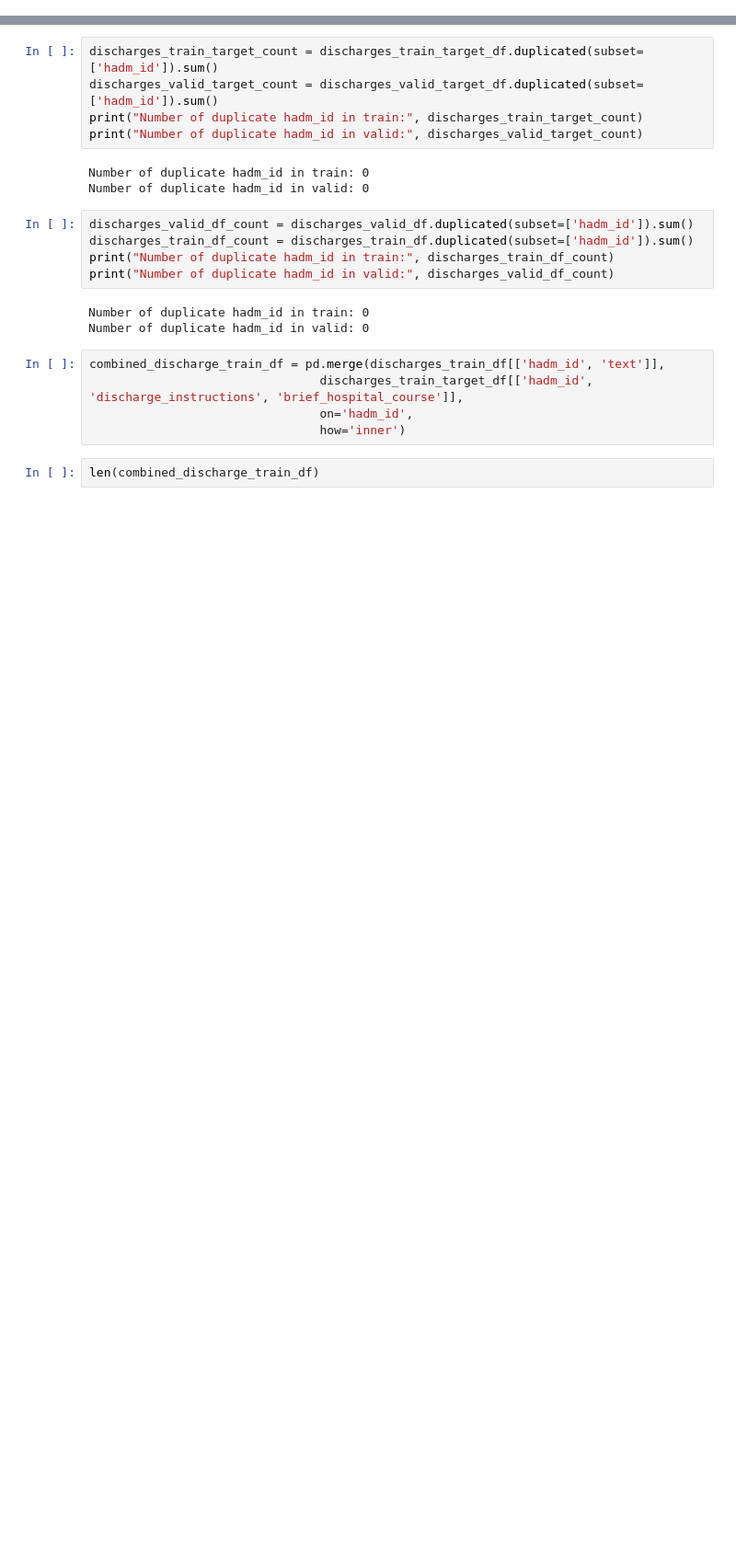
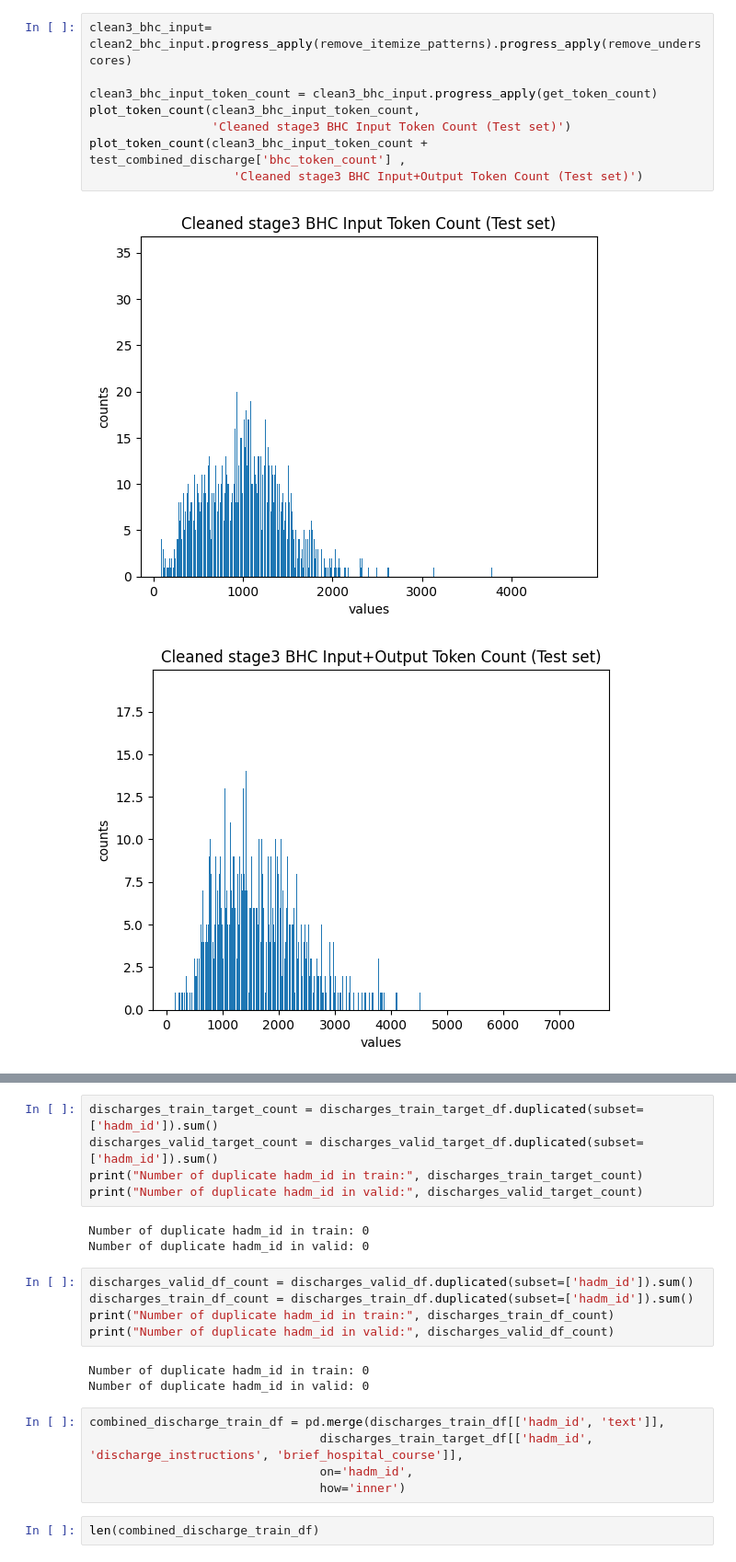
Before and after one commit to HAOTIAN89/MEDISCHARGE, a Jupyter notebook: notebooks/dataset_processing.ipynb, the cells around one changed output, grey strips where cells are left out. Shown at 92% size. Saved outputs shown, nothing was run; the diff lists cells and outputs as text; blank space fills up the shorter version.

```diff
--- a/notebooks/dataset_processing.ipynb
+++ b/notebooks/dataset_processing.ipynb
@@ -86,0 +112,11 @@ Number of spaces in the string: 1901
+# %%
+clean3_bhc_input= clean2_bhc_input.progress_apply(remove_itemize_patterns).progress_apply(remove_underscores)
+
+clean3_bhc_input_token_count = clean3_bhc_input.progress_apply(get_token_count)
+plot_token_count(clean3_bhc_input_token_count,
+                 'Cleaned stage3 BHC Input Token Count (Test set)')
+plot_token_count(clean3_bhc_input_token_count + test_combined_discharge['bhc_token_count'] ,
+                    'Cleaned stage3 BHC Input+Output Token Count (Test set)')
+# %% [output]
+[figure, added]
+[figure, added]
```
Also changed, not shown: parts of 54 cells of this notebook, 2 other files.
